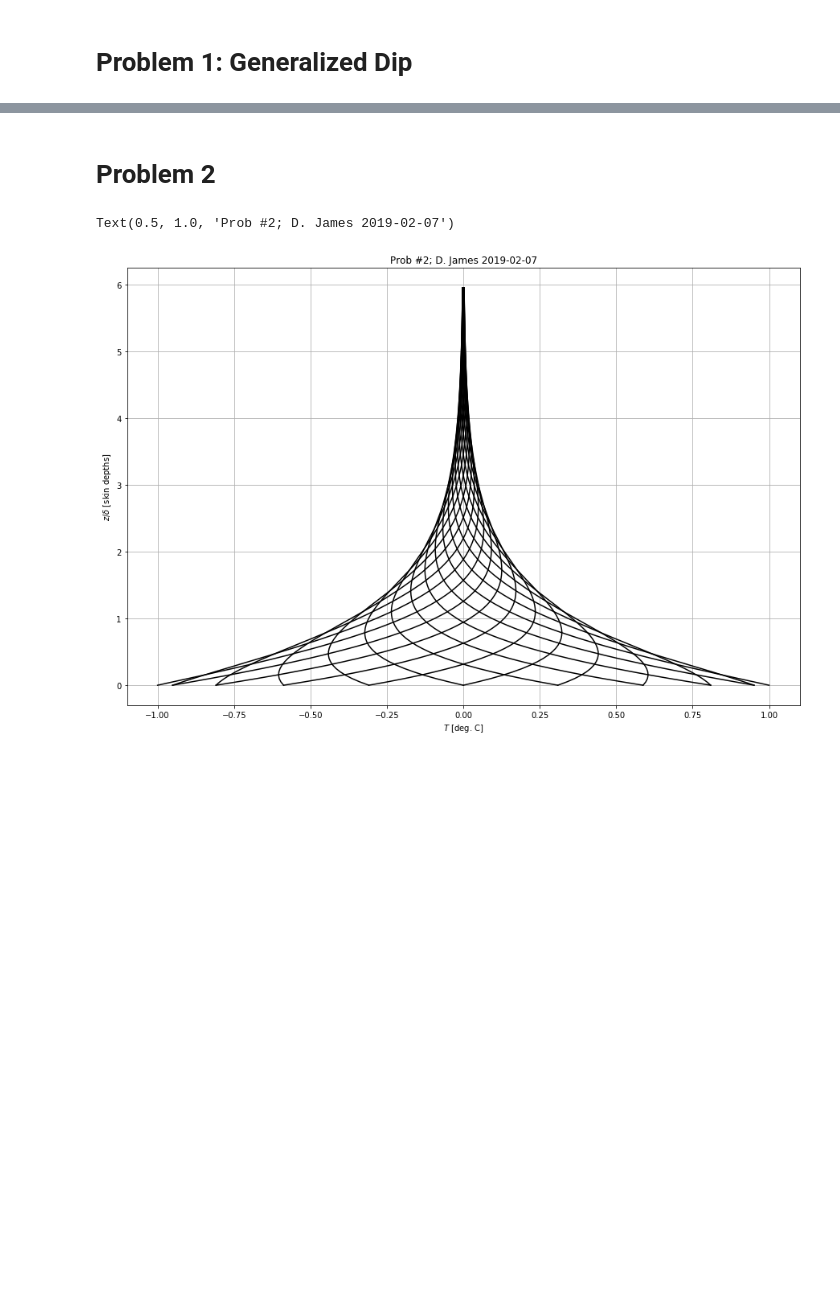
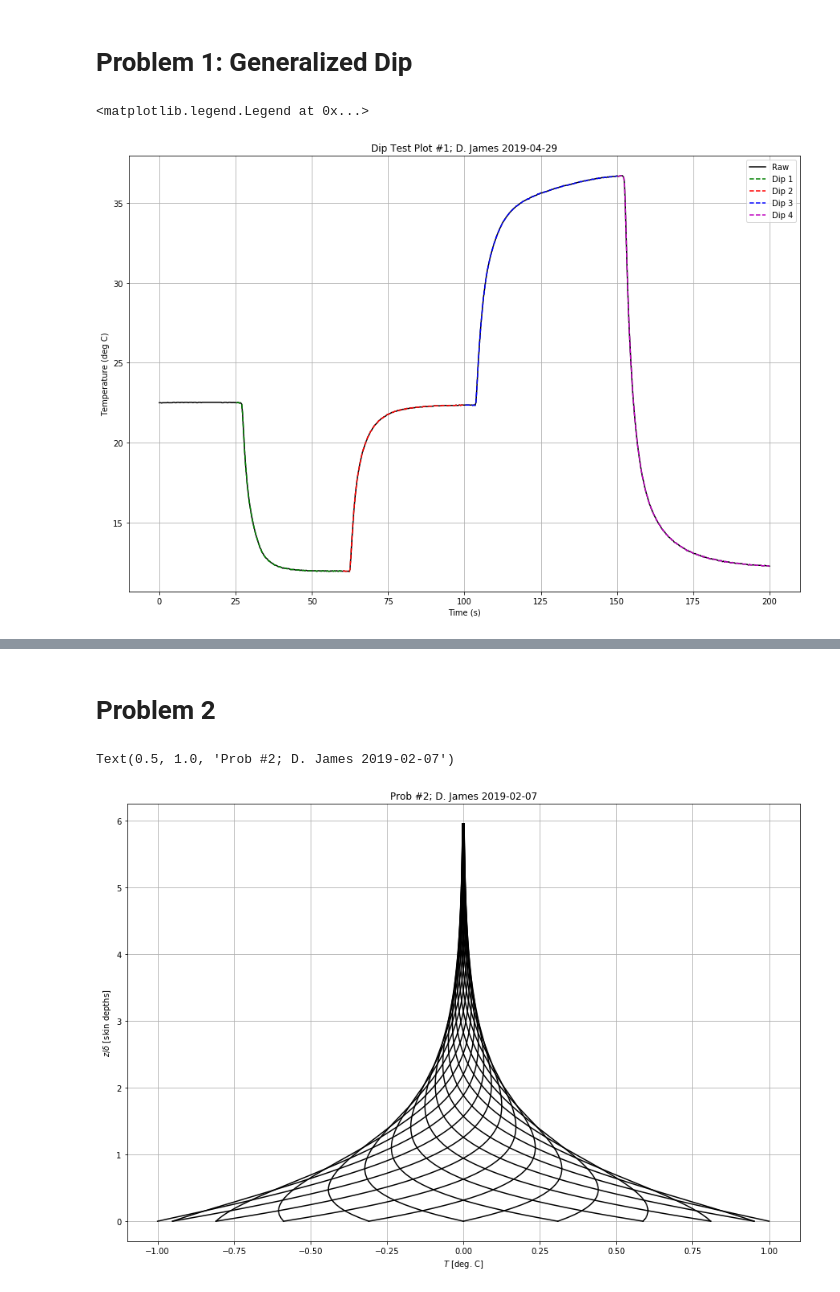
Before and after one commit to DJ-2805/temperature-recorder, a Jupyter notebook: homework/hw3/hw3.ipynb, the cells around one changed output, grey strips where cells are left out. Saved outputs shown, nothing was run; the diff lists cells and outputs as text; code cells hidden in the pictures; blank space fills up the shorter version.

```diff
--- a/homework/hw3/hw3.ipynb
+++ b/homework/hw3/hw3.ipynb
@@ -20,41 +18,60 @@ temp = np.array([dipTestData[x][1] for x in range(0,len(dipTestData))])
+# %%
+# importing csv
+dipTestData = read_csv("inclassDipTest/DipTest_InClass.csv")
+# dipTestData is a Dataframe container
+
+# '''
+# creating 2 arrays out of dataframe
+# when first pulling the csv into the code it's container is a DataFrame
+# the columns of a DataFrame are 'Series' containers
+# they are casted as Arrays, since matrix and math operations perform better
+# '''
+t = np.array(dipTestData['time'])
+temp = np.array(dipTestData['temp'])
 # %%
 # setting ranges for each dip event
-ranges = [0,26,60,100,150,200]
+ranges = [0,25,60,100,150,200]
 # setting colors for each line
 color = ['k','','g','r','b','m']
 
+# getting length of List container
 l = len(ranges)
+# creating date string for saving
 now = dt.datetime.now().strftime("%Y-%m-%d")
+# List containers to be used for grouping each dip event
 tempBreakout = []
 timeBreakout = []
 
 # creating figure to plot onto
 fig = plt.figure(figsize=(15,10))
 
+# iterating through each dip event
 for i in range(0,l):
     if(i == 0):
         # plot the raw data
         plt.plot(t,temp,color[i],label='Raw')
     elif(i >= 2):
-        # creates an index based off of the ranges list from above
+        # creates a logical Array based off of the ranges list from above
         index = ((t > ranges[i-1]) & (t <= ranges[i]))
 
-        # creates a list of values from time and temperature for each dip event
+        # creates an Array of values from time and temperature for each dip event
         t_sample = t[index]
         temp_sample = temp[index]
 
-        # appends list to a greater list to be used in the future
+        # appends Array to List container to be used in the future
         tempBreakout.append(temp_sample)
         timeBreakout.append(t_sample)
 
         # plots values onto figure
         plt.plot(t_sample,temp_sample,color[i]+'--',label='Dip '+str(i-1))
 
 # configuration for plot
 plt.title('Dip Test Plot #1; D. James ' + now)
 plt.xlabel('Time (s)')
 plt.ylabel('Temperature (deg C)')
 plt.grid(True)
 plt.legend()
-plt.close()
+# %% [output]
+<matplotlib.legend.Legend at 0x...>
+[figure, added]
 # %%
```
Also changed, not shown: parts of 5 cells of this notebook, 2 other files.
